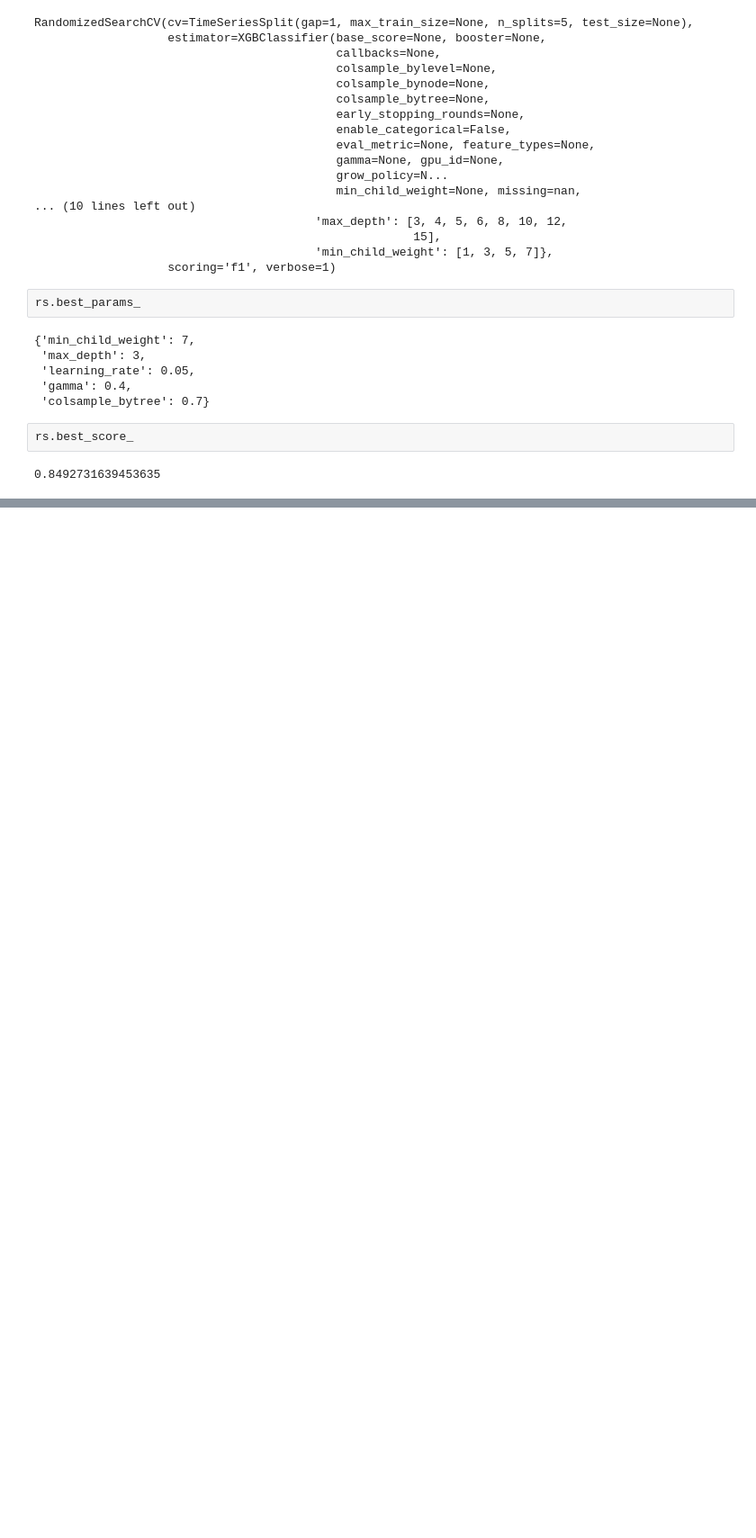
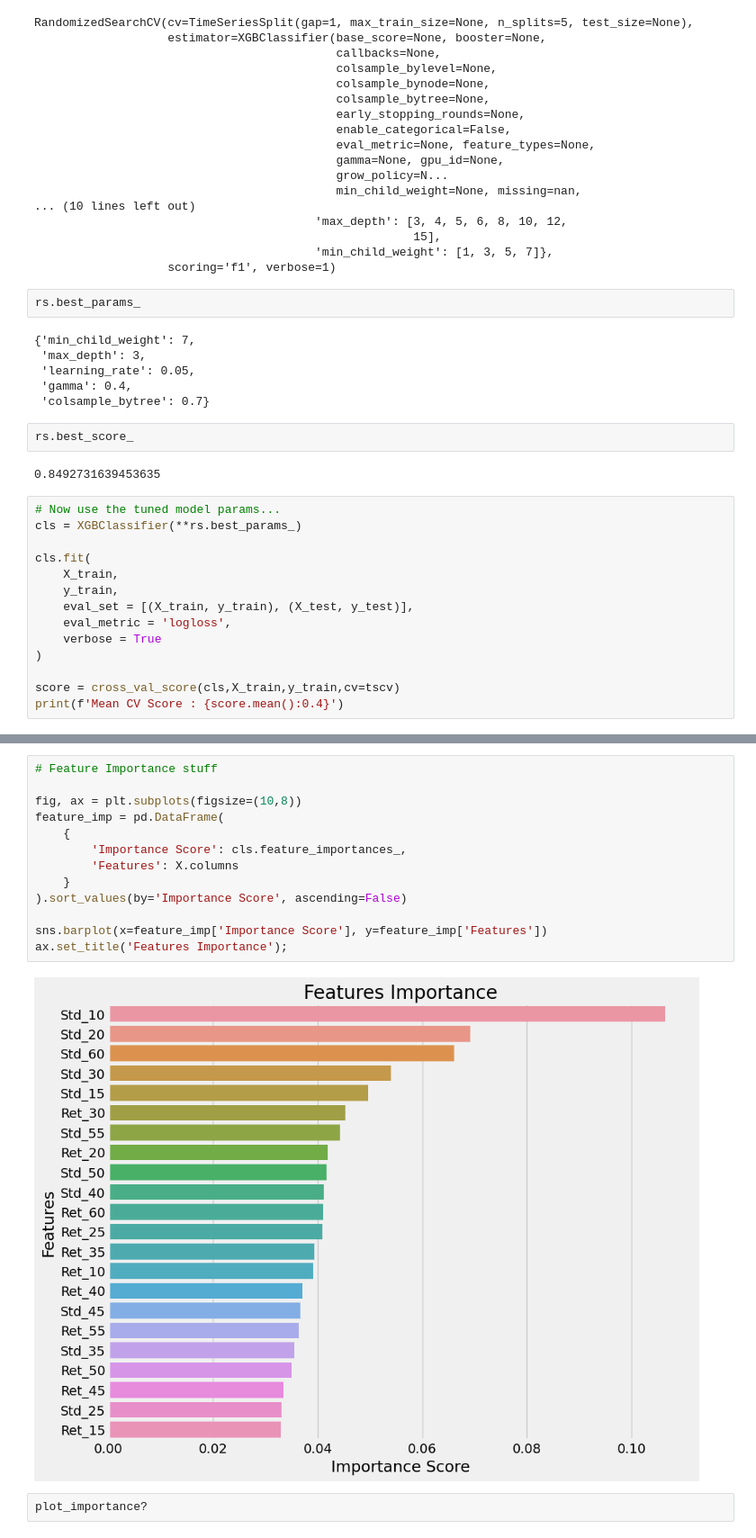
Before and after one commit to robonesky/oreilly, a Jupyter notebook: RM Lab Notes 11 202301 cohort.ipynb, the cells around one changed output, grey strips where cells are left out. Shown: that part at 90% size. Drawn from its saved outputs; the diff is of its cells as text; blank space fills up the shorter version.

```diff
--- a/RM Lab Notes 11 202301 cohort.ipynb
+++ b/RM Lab Notes 11 202301 cohort.ipynb
@@ -311,3 +311,17 @@ rs.best_params_
 rs.best_score_
 # %% [output]
 0.8492731639453635
+# %%
+# Now use the tuned model params...
+cls = XGBClassifier(**rs.best_params_)
+
+cls.fit(
+    X_train,
+    y_train,
+    eval_set = [(X_train, y_train), (X_test, y_test)],
+    eval_metric = 'logloss',
+    verbose = True
+)
+
+score = cross_val_score(cls,X_train,y_train,cv=tscv)
+print(f'Mean CV Score : {score.mean():0.4}')
@@ -313,0 +346,17 @@ rs.best_score_
+# %%
+# Feature Importance stuff
+
+fig, ax = plt.subplots(figsize=(10,8))
+feature_imp = pd.DataFrame(
+    {
+        'Importance Score': cls.feature_importances_,
+        'Features': X.columns
+    }
+).sort_values(by='Importance Score', ascending=False)
+
+sns.barplot(x=feature_imp['Importance Score'], y=feature_imp['Features'])
+ax.set_title('Features Importance');
+# %% [output]
+[figure, added]
+# %%
+plot_importance?
```
Also changed, not shown: parts of 9 cells of this notebook.
